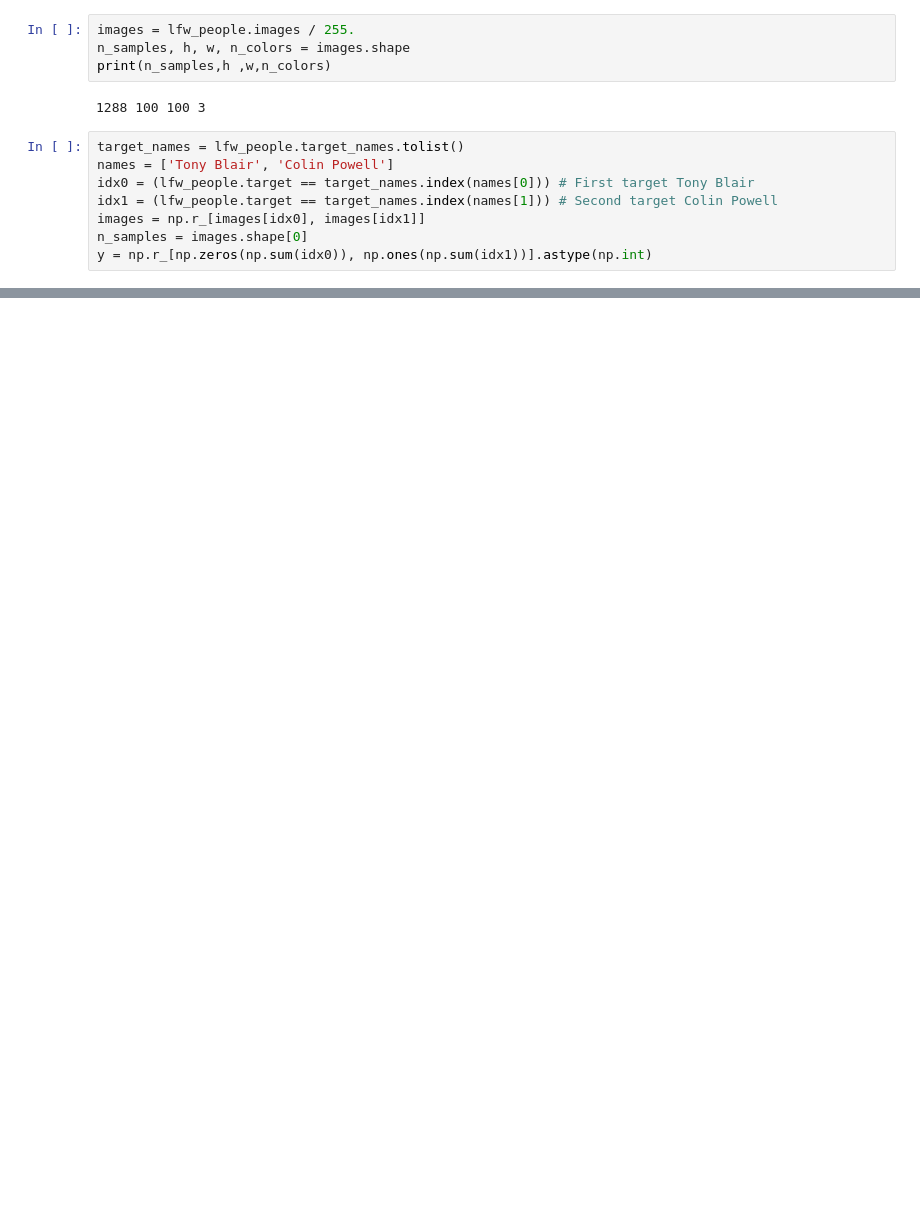
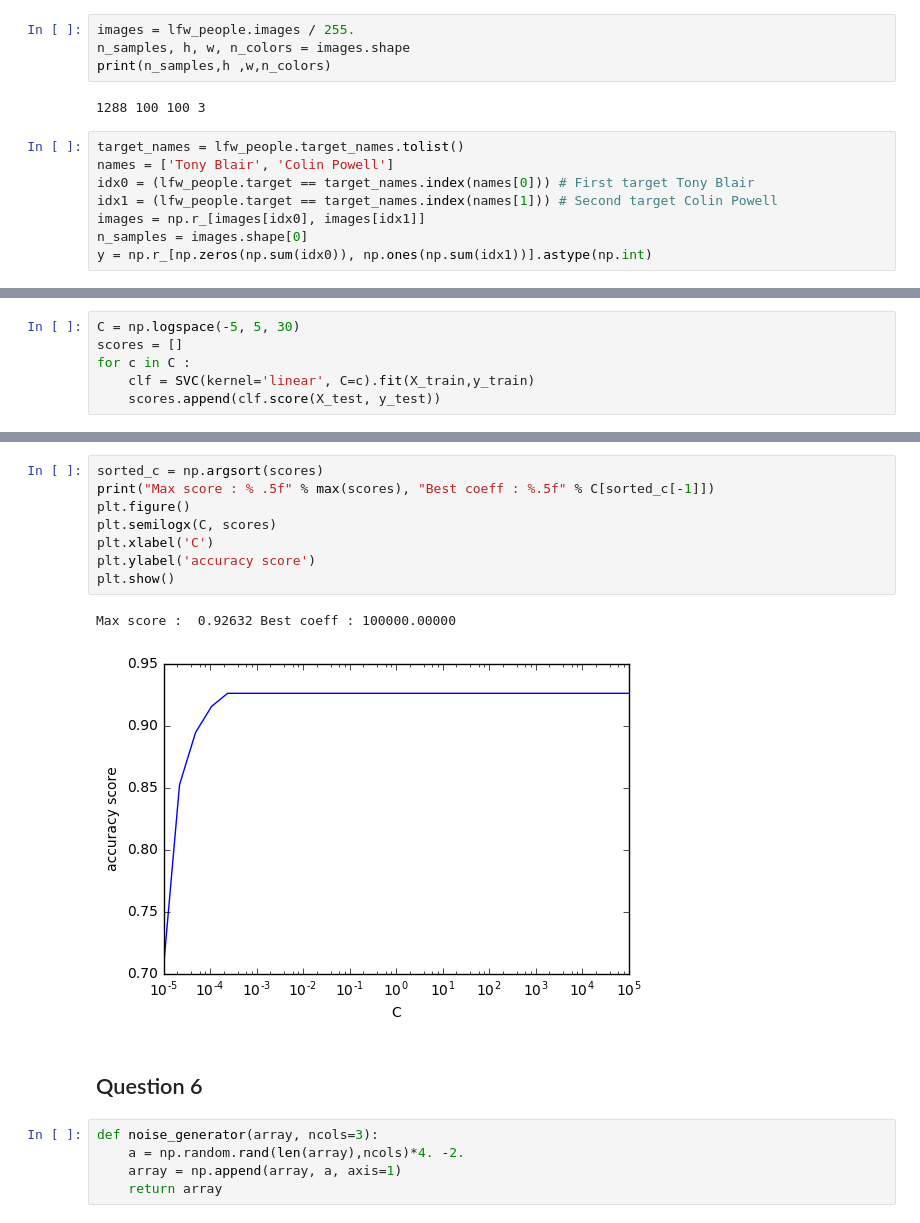
Before and after one commit to rvi008/SVM, a Jupyter notebook: SVM.ipynb, the cells around one changed output, grey strips where cells are left out. Saved outputs shown, nothing was run; the diff lists cells and outputs as text; blank space fills up the shorter version.

```diff
--- a/SVM.ipynb
+++ b/SVM.ipynb
@@ -106,3 +102,9 @@ train_idx, test_idx = indices[:X.shape[0] / 2], indices[X.shape[0] / 2:]
 X_train, X_test = X[train_idx, :], X[test_idx, :]
 y_train, y_test = y[train_idx], y[test_idx]
 images_train, images_test = images[train_idx, :, :, :], images[test_idx, :, :, :]
+# %%
+C = np.logspace(-5, 5, 30)
+scores = []
+for c in C :
+    clf = SVC(kernel='linear', C=c).fit(X_train,y_train)
+    scores.append(clf.score(X_test, y_test))
@@ -108,0 +132,18 @@ images_train, images_test = images[train_idx, :, :, :], images[test_idx, :, :, :
+# %%
+sorted_c = np.argsort(scores)
+print("Max score : % .5f" % max(scores), "Best coeff : %.5f" % C[sorted_c[-1]])
+plt.figure()
+plt.semilogx(C, scores)
+plt.xlabel('C')
+plt.ylabel('accuracy score')
+plt.show()
+# %% [output]
+Max score :  0.92632 Best coeff : 100000.00000
+[figure, added]
+# %% [markdown]
+## Question 6
+# %%
+def noise_generator(array, ncols=3):
+    a = np.random.rand(len(array),ncols)*4. -2.
+    array = np.append(array, a, axis=1)
+    return array
```
Also changed, not shown: parts of 8 cells of this notebook, 1 other file.
